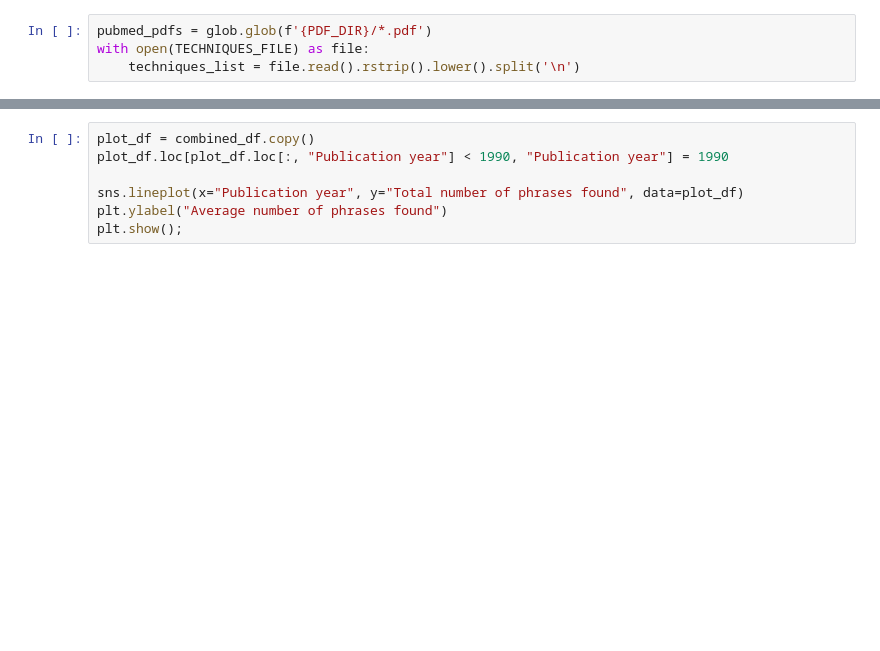
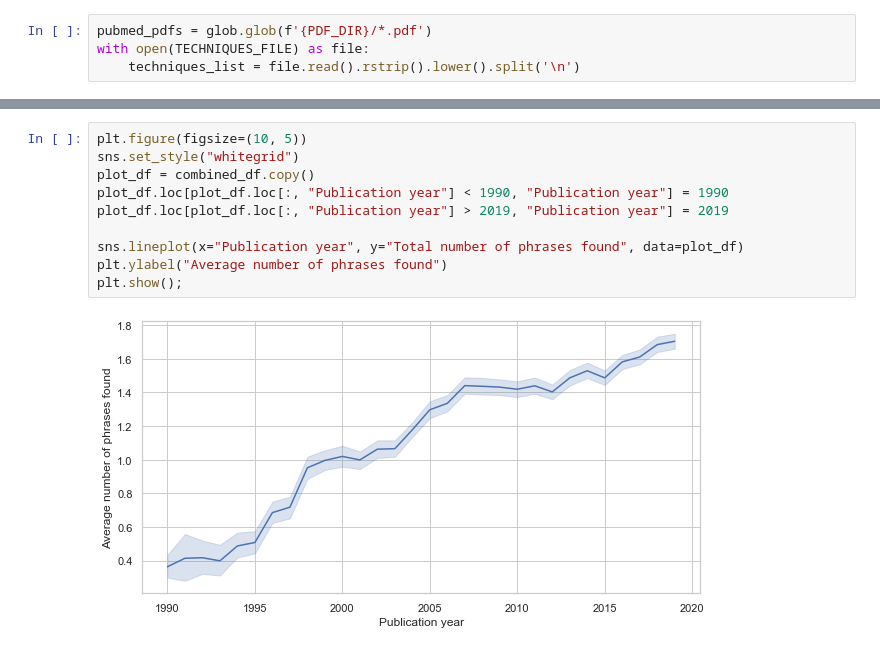
Before and after one commit to dabrze/PubMed2PDF, a Jupyter notebook: notebooks/PubmedPdfAnalysis.ipynb, the cells around one changed output, grey strips where cells are left out. Saved outputs shown, nothing was run; the diff lists cells and outputs as text; blank space fills up the shorter version.

Commit message:
cached preliminary phrases + slightly bigger plot

```diff
--- a/notebooks/PubmedPdfAnalysis.ipynb
+++ b/notebooks/PubmedPdfAnalysis.ipynb
@@ -120,7 +137,12 @@ combined_df
 # %%
+plt.figure(figsize=(10, 5))
+sns.set_style("whitegrid")
 plot_df = combined_df.copy()
 plot_df.loc[plot_df.loc[:, "Publication year"] < 1990, "Publication year"] = 1990
+plot_df.loc[plot_df.loc[:, "Publication year"] > 2019, "Publication year"] = 2019
 
 sns.lineplot(x="Publication year", y="Total number of phrases found", data=plot_df)
 plt.ylabel("Average number of phrases found")
 plt.show();
+# %% [output]
+[figure, added]
```
Also changed, not shown: parts of 3 cells of this notebook, 1 other file.
